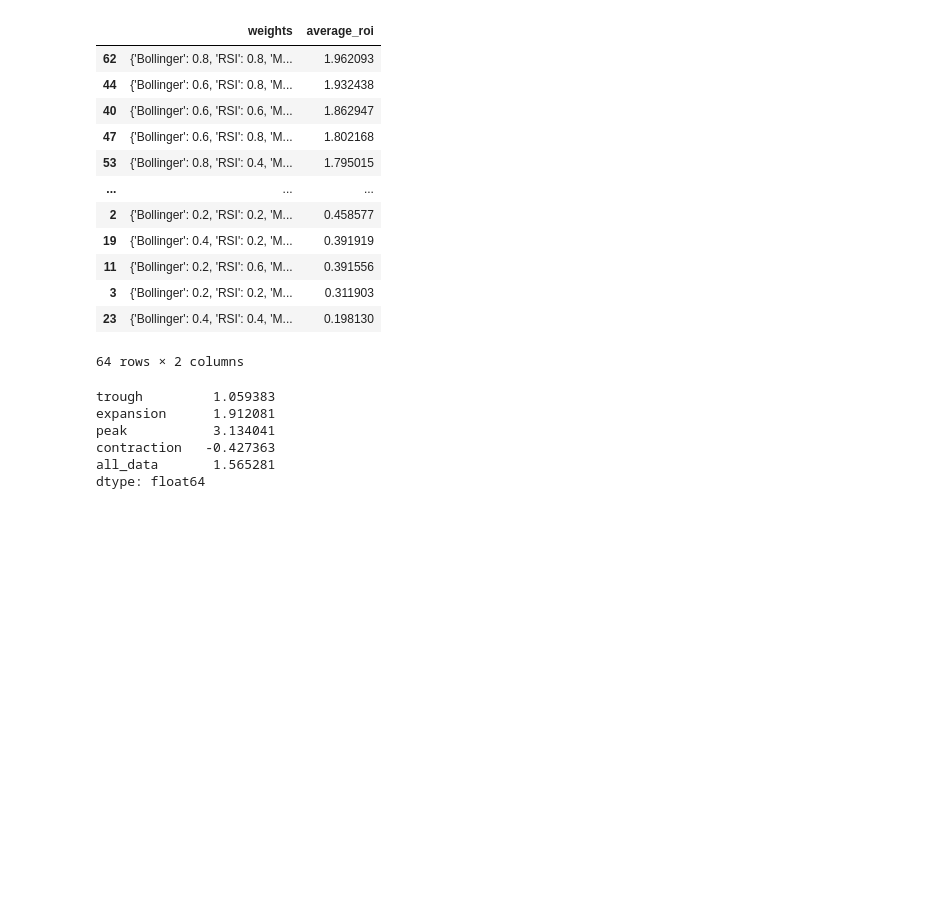
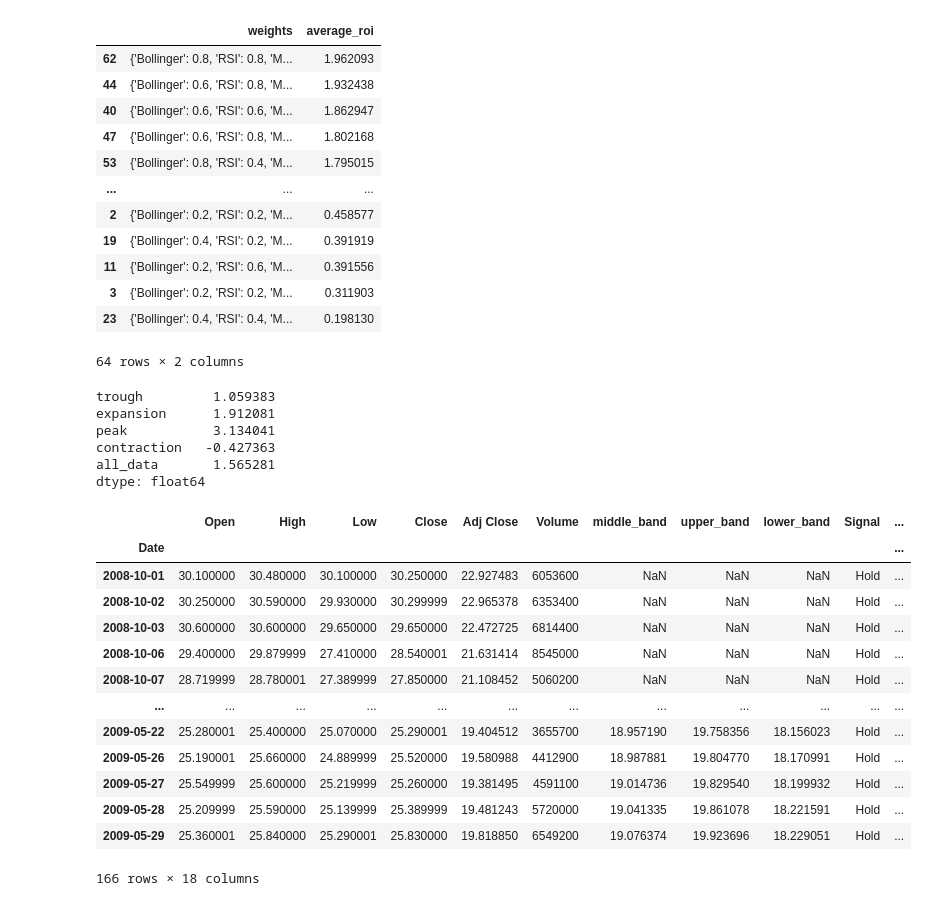
Before and after one commit to bennicholson2/Enhancing-Technical-Analysis-with-Data-Science, a Jupyter notebook: Portfolio Analysis/multiple_signals.ipynb, the cells around one changed output. Drawn from its saved outputs; the diff is of its cells as text; code cells hidden in the pictures; blank space fills up the shorter version.

```diff
--- a/Portfolio Analysis/multiple_signals.ipynb
+++ b/Portfolio Analysis/multiple_signals.ipynb
@@ -702,0 +781,17 @@ dtype: float64
+# %%
+sector_etf_data['trough']['XLV']
+# %% [output]
+|  | Open | High | Low | Close | Adj Close | Volume | middle_band | upper_band | lower_band | Signal | ... |
+| Date |  |  |  |  |  |  |  |  |  |  | ... |
+| 2008-10-01 | 30.100000 | 30.480000 | 30.100000 | 30.250000 | 22.927483 | 6053600 | NaN | NaN | NaN | Hold | ... |
+| 2008-10-02 | 30.250000 | 30.590000 | 29.930000 | 30.299999 | 22.965378 | 6353400 | NaN | NaN | NaN | Hold | ... |
+| 2008-10-03 | 30.600000 | 30.600000 | 29.650000 | 29.650000 | 22.472725 | 6814400 | NaN | NaN | NaN | Hold | ... |
+| 2008-10-06 | 29.400000 | 29.879999 | 27.410000 | 28.540001 | 21.631414 | 8545000 | NaN | NaN | NaN | Hold | ... |
+| 2008-10-07 | 28.719999 | 28.780001 | 27.389999 | 27.850000 | 21.108452 | 5060200 | NaN | NaN | NaN | Hold | ... |
+| ... | ... | ... | ... | ... | ... | ... | ... | ... | ... | ... | ... |
+| 2009-05-22 | 25.280001 | 25.400000 | 25.070000 | 25.290001 | 19.404512 | 3655700 | 18.957190 | 19.758356 | 18.156023 | Hold | ... |
+| 2009-05-26 | 25.190001 | 25.660000 | 24.889999 | 25.520000 | 19.580988 | 4412900 | 18.987881 | 19.804770 | 18.170991 | Hold | ... |
+| 2009-05-27 | 25.549999 | 25.600000 | 25.219999 | 25.260000 | 19.381495 | 4591100 | 19.014736 | 19.829540 | 18.199932 | Hold | ... |
+| 2009-05-28 | 25.209999 | 25.590000 | 25.139999 | 25.389999 | 19.481243 | 5720000 | 19.041335 | 19.861078 | 18.221591 | Hold | ... |
+| 2009-05-29 | 25.360001 | 25.840000 | 25.290001 | 25.830000 | 19.818850 | 6549200 | 19.076374 | 19.923696 | 18.229051 | Hold | ... |
+166 rows × 18 columns
```
Also changed, not shown: parts of 6 cells of this notebook, 19 other files.
